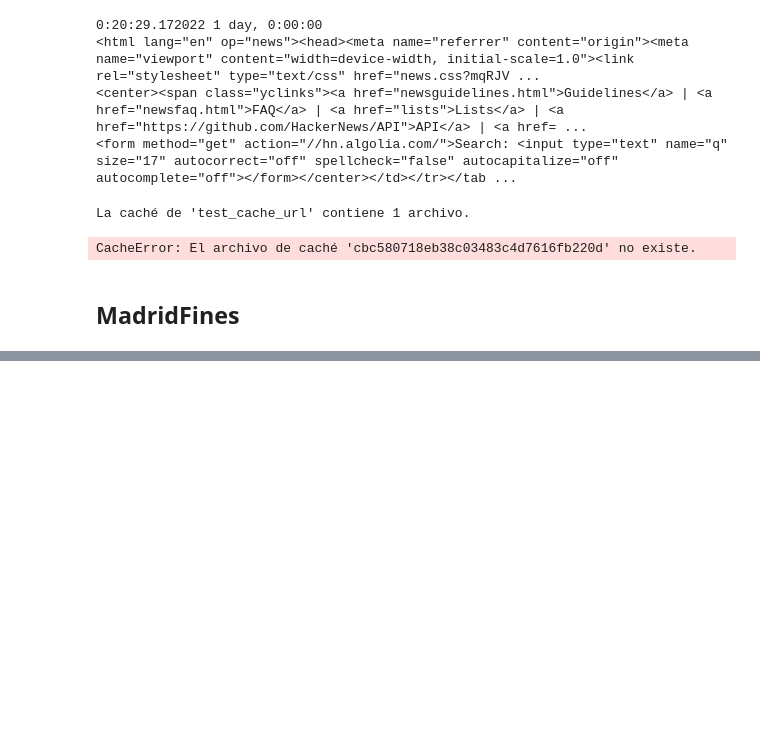
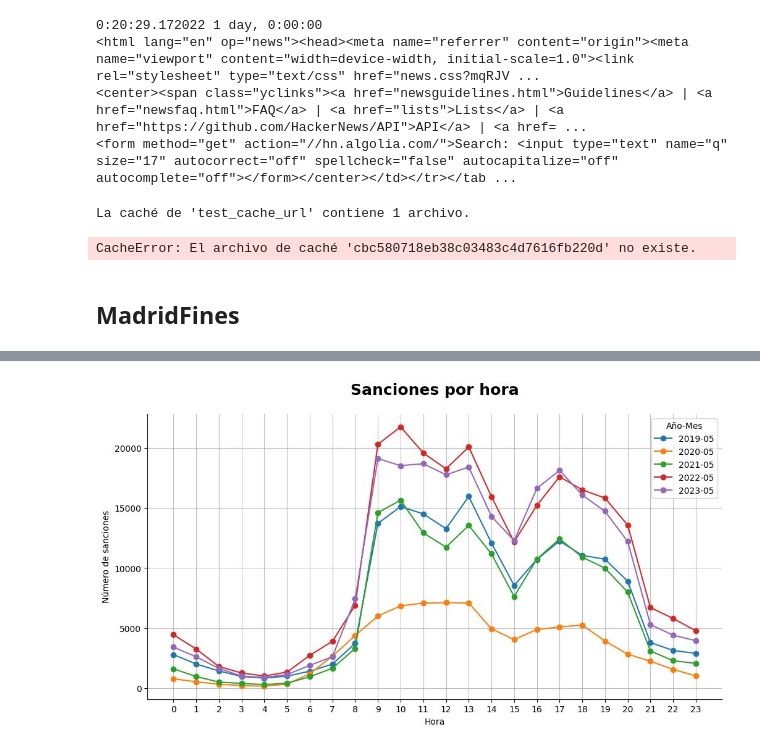
Before and after one commit to adecora/trafic_fines, a Jupyter notebook: notebooks/ejemplos_uso.ipynb, the cells around one changed output, grey strips where cells are left out. Cells and saved outputs as stored; diff of their text form; code cells hidden in the pictures; blank space fills up the shorter version.

```diff
--- a/notebooks/ejemplos_uso.ipynb
+++ b/notebooks/ejemplos_uso.ipynb
@@ -333,0 +534,4 @@ CacheError: El archivo de caché 'cbc580718eb38c03483c4d7616fb220d' no existe.
+# %%
+display(Image("evolucion_multas.jpg"))
+# %% [output]
+[figure, added]
```
Also changed, not shown: parts of 31 cells of this notebook, 5 other files.
